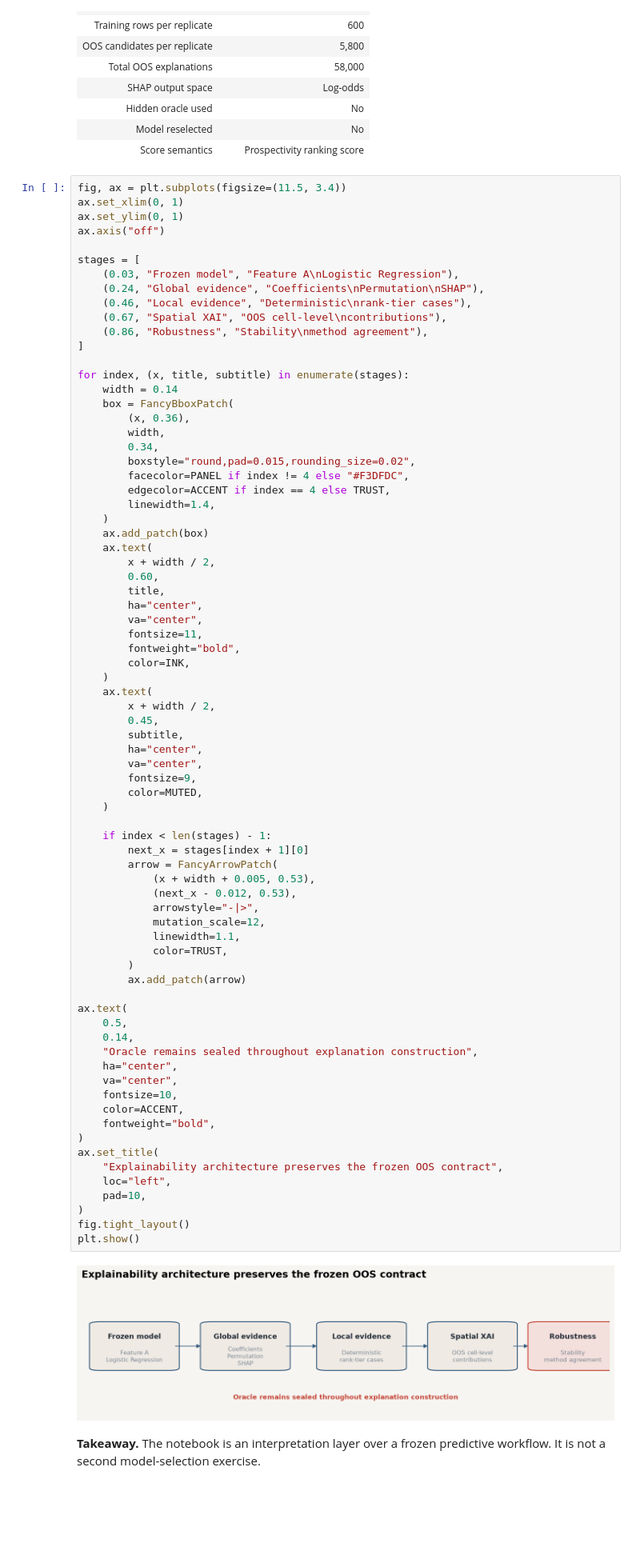
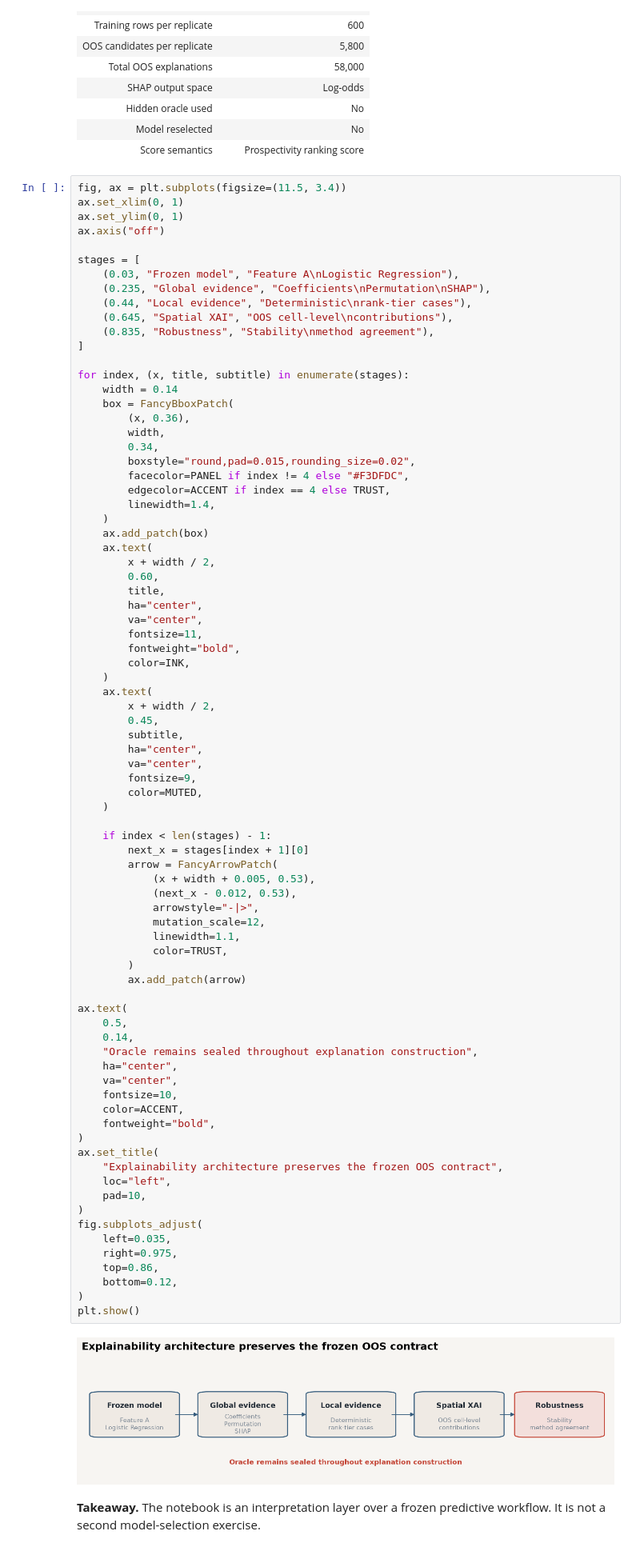
Before and after one commit to EHDataAI/geoai-mineral-labs, a Jupyter notebook: labs/lab06_explainable_geoai/06_explainable_geoai.ipynb, the cells around one changed output. Shown at 80% size. Saved outputs shown, nothing was run; the diff lists cells and outputs as text; blank space fills up the shorter version.

```diff
--- a/labs/lab06_explainable_geoai/06_explainable_geoai.ipynb
+++ b/labs/lab06_explainable_geoai/06_explainable_geoai.ipynb
@@ -305,10 +305,10 @@ ax.axis("off")
 
 stages = [
     (0.03, "Frozen model", "Feature A\nLogistic Regression"),
-    (0.24, "Global evidence", "Coefficients\nPermutation\nSHAP"),
-    (0.46, "Local evidence", "Deterministic\nrank-tier cases"),
-    (0.67, "Spatial XAI", "OOS cell-level\ncontributions"),
-    (0.86, "Robustness", "Stability\nmethod agreement"),
+    (0.235, "Global evidence", "Coefficients\nPermutation\nSHAP"),
+    (0.44, "Local evidence", "Deterministic\nrank-tier cases"),
+    (0.645, "Spatial XAI", "OOS cell-level\ncontributions"),
+    (0.835, "Robustness", "Stability\nmethod agreement"),
 ]
 
 for index, (x, title, subtitle) in enumerate(stages):
@@ -345,35 +345,40 @@ for index, (x, title, subtitle) in enumerate(stages):
 
     if index < len(stages) - 1:
         next_x = stages[index + 1][0]
         arrow = FancyArrowPatch(
             (x + width + 0.005, 0.53),
             (next_x - 0.012, 0.53),
             arrowstyle="-|>",
             mutation_scale=12,
             linewidth=1.1,
             color=TRUST,
         )
         ax.add_patch(arrow)
 
 ax.text(
     0.5,
     0.14,
     "Oracle remains sealed throughout explanation construction",
     ha="center",
     va="center",
     fontsize=10,
     color=ACCENT,
     fontweight="bold",
 )
 ax.set_title(
     "Explainability architecture preserves the frozen OOS contract",
     loc="left",
     pad=10,
 )
-fig.tight_layout()
+fig.subplots_adjust(
+    left=0.035,
+    right=0.975,
+    top=0.86,
+    bottom=0.12,
+)
 plt.show()
 # %% [output]
-[figure, old version]
+[figure, new version]
 # %% [markdown]
 **Takeaway.** The notebook is an interpretation layer over a frozen
 predictive workflow. It is not a second model-selection exercise.
```
Also changed, not shown: 2 other files.
